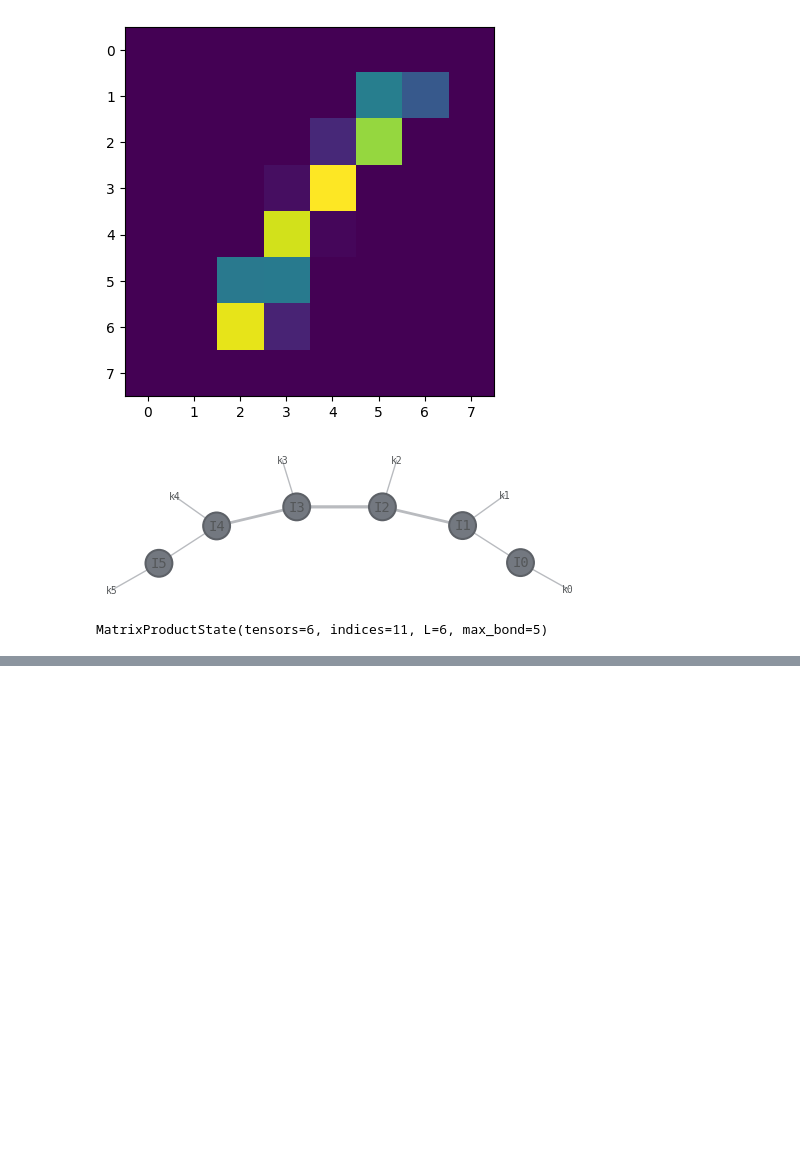
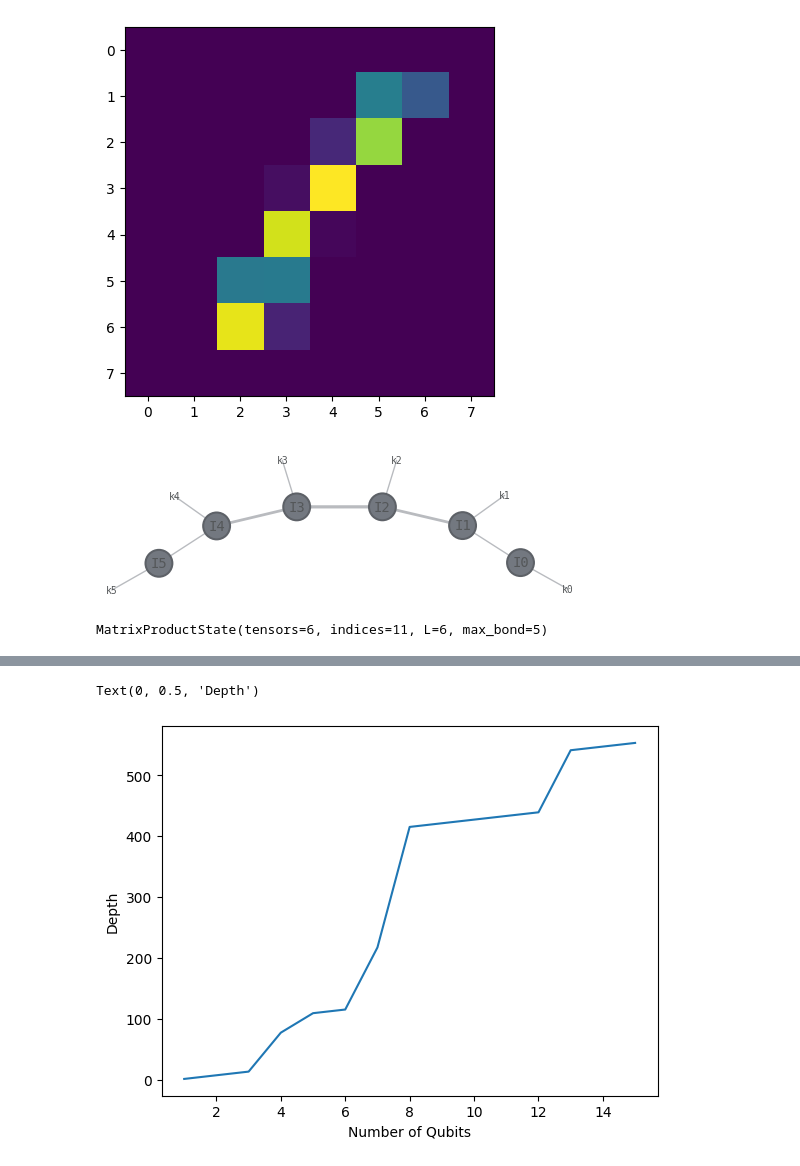
Before and after one commit to Qualition/qmprs, a Jupyter notebook: notebooks/Creating and Manipulating MPS.ipynb, the cells around one changed output, grey strips where cells are left out. Saved outputs shown, nothing was run; the diff lists cells and outputs as text; code cells hidden in the pictures; blank space fills up the shorter version.

```diff
--- a/notebooks/Creating and Manipulating MPS.ipynb
+++ b/notebooks/Creating and Manipulating MPS.ipynb
@@ -110,0 +221,7 @@ plt.imshow(statevector.reshape(8, 8))
+# %%
+plt.plot(range(1, 16), depths)
+plt.xlabel('Number of Qubits')
+plt.ylabel('Depth')
+# %% [output]
+Text(0, 0.5, 'Depth')
+[figure, added]
```
Also changed, not shown: parts of 50 cells of this notebook, 9 other files.
